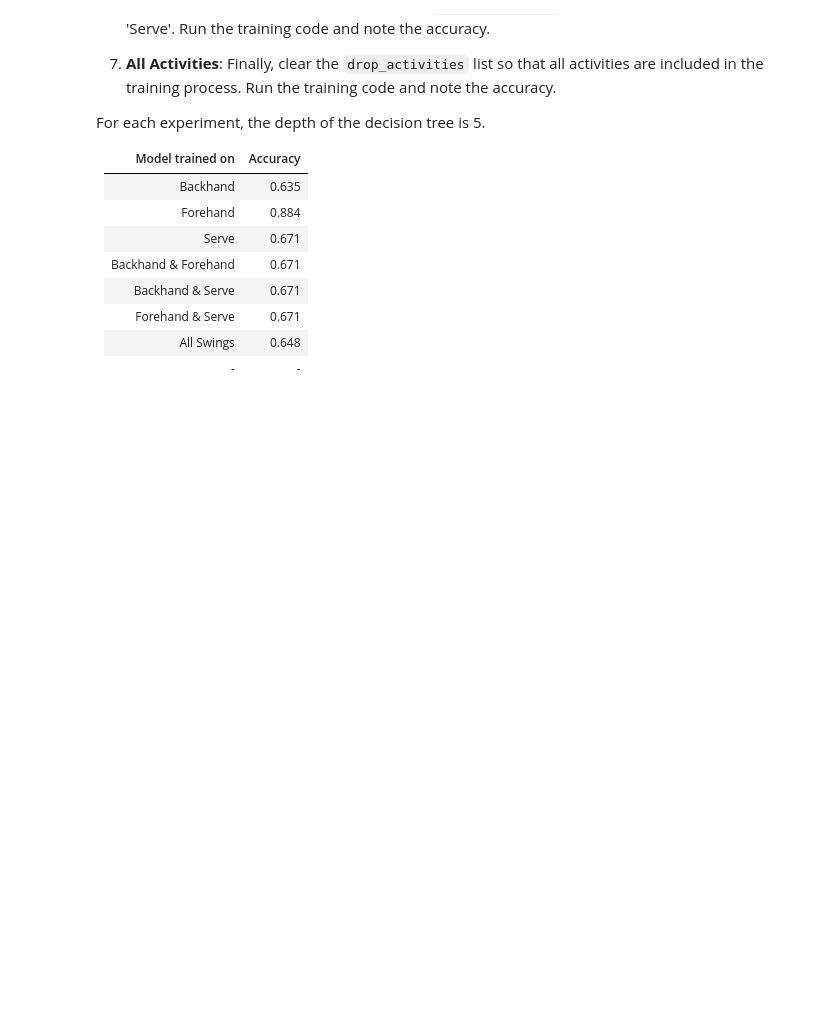
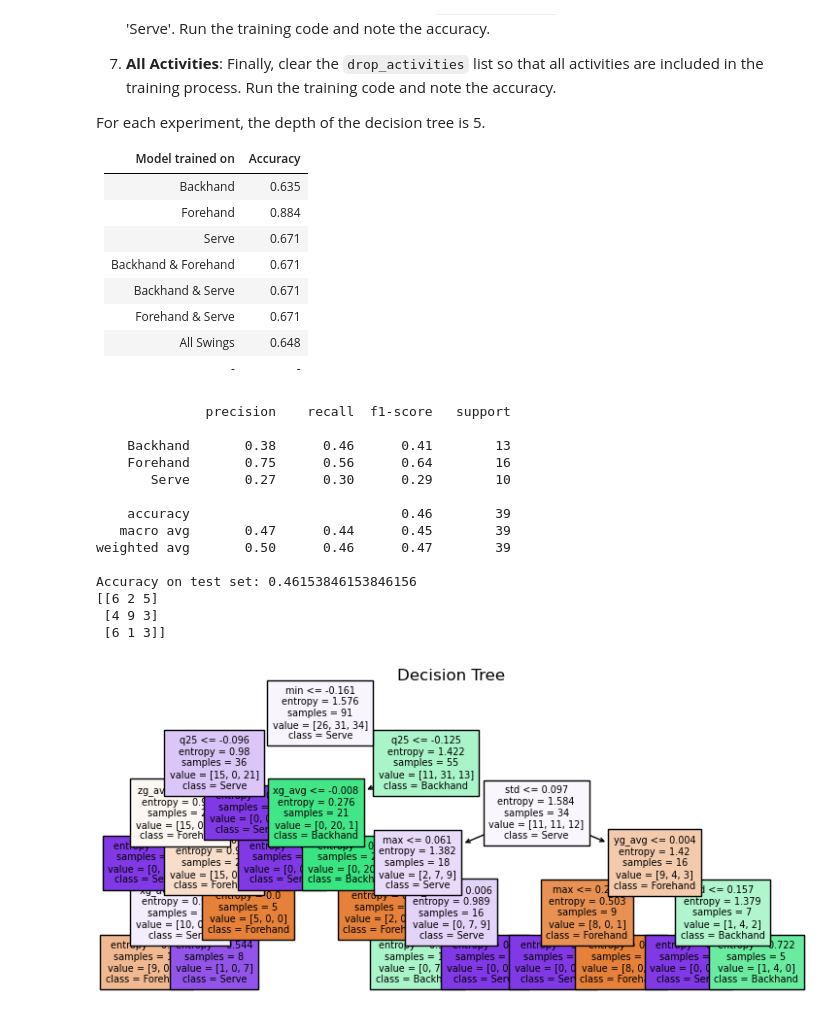
Before and after one commit to CS328-Fall2023-UMassCICS/FinalProject-Classification-nimchimpsky, a Jupyter notebook: final_processing.ipynb, the cells around one changed output. Drawn from its saved outputs; the diff is of its cells as text; code cells hidden in the pictures; blank space fills up the shorter version.

```diff
--- a/final_processing.ipynb
+++ b/final_processing.ipynb
@@ -81,11 +81,11 @@ def combine(acg,gyro):
     return combined_df
 # %%
 #Do not modify
-def remove_noise(data,sampling_rate):
+def remove_noise(data,sampling_rate,cutoff):
     from scipy.signal import butter, filtfilt, find_peaks
 
     # Low pass filter
-    cutoff = 4 # Hz
+    #cutoff = 4 # Hz
     order = 2
     b, a = butter(order, cutoff/(sampling_rate/2), btype='lowpass')
     data['filtered_accel_mag'] = filtfilt(b, a, data['accel_mag'])
@@ -107,6 +107,23 @@ def viz_tree(dt_model,features_frames,cnames):
 
     plt.title('Decision Tree')
     plt.savefig('dt.png')
+# %%
+'''def add_features(window):
+    features = {}
+    features['avg'] = window['filtered_accel_mag'].mean()
+    features['max'] = window['filtered_accel_mag'].quantile(1)
+    features['med'] = window['filtered_accel_mag'].quantile(0.5)
+    features['min'] = window['filtered_accel_mag'].quantile(0)
+    features['q25'] = window['filtered_accel_mag'].quantile(0.25)
+    features['q75'] = window['filtered_accel_mag'].quantile(0.75)
+    features['std'] = window['filtered_accel_mag'].std()
+    features['xg_avg'] = window['x_gyro'].mean()
+    features['yg_avg'] = window['y_gyro'].mean()
+    features['zg_avg'] = window['z_gyro'].mean()
+
+    df = pd.DataFrame([features])
+    return df
+'''
 # %%
 def add_features(window):
     features = {}
@@ -193,7 +210,7 @@ def all_data_to_combined_csv():
         calc_magnitude(accel_data)
         gyro_data = starter_g(gyro_file)
         data = combine(accel_data, gyro_data)
-        data = remove_noise(data, sampling_rate)
+        data = remove_noise(data, sampling_rate,4)
         feature_frame = extract_features(data, window_sec, sampling_rate, activity)
         all_data = pd.concat([all_data, feature_frame], ignore_index=True)
 
@@ -266,36 +285,55 @@ For each experiment, the depth of the decision tree is 5.
 | All Swings | 0.648 |
 |-|-|
 # %%
+import warnings
+warnings.filterwarnings("ignore")
 # Create a new dataset that extracts features from all the files and labels them with the corresponding activity
+
 # This function will only create the all_data.csv file once. If you want to overwrite, delete the file first.
 all_data_to_combined_csv()
 
 feature_frames = pd.read_csv('data/all_data.csv')
 
 # Activities to drop - pick a subset of the below activities to drop and see how accuracy changes
 #drop_activities = ['Backhand']
 #drop_activities = ['Forehand']
 #drop_activities = ['Serve']
 #drop_activities = ['Backhand', 'Forehand']
 #drop_activities = ['Backhand', 'Serve]
 #drop_activities = ['Forehand', 'Serve']
 drop_activities = []
 
 # TODO: Invert mask to keep only other rows
 
 for acti in drop_activities:
      feature_frames = feature_frames.drop(feature_frames[feature_frames['label'] == acti].index)
 
 # TODO: Train the decision tree with the chosen classes
 dt_model,dt_cm,acc = train_decision_tree(feature_frames)
 
 # This function will print out precision/recall/accuracy
 
 # TODO: Save the classifier to disk. The name should be exactly dt_model.pkl
 with open('dt_model.pkl', 'wb') as f:
      pickle.dump(dt_model, f)
 
 # TODO: Display the confusion matrix
 print(dt_cm)
 # TODO: Visualize the tree
-viz_tree(dt_model,feature_frames,list(feature_frames['label'].unique()))
+viz_tree(dt_model,feature_frames,feature_frames['label'].unique())
+# %% [output]
+              precision    recall  f1-score   support
+
+    Backhand       0.38      0.46      0.41        13
+    Forehand       0.75      0.56      0.64        16
+       Serve       0.27      0.30      0.29        10
+
+    accuracy                           0.46        39
+   macro avg       0.47      0.44      0.45        39
+weighted avg       0.50      0.46      0.47        39
+
+Accuracy on test set: 0.46153846153846156
+[[6 2 5]
+ [4 9 3]
+ [6 1 3]]
+[figure, added]
```
Also changed, not shown: parts of 2 cells of this notebook, 3 other files.
